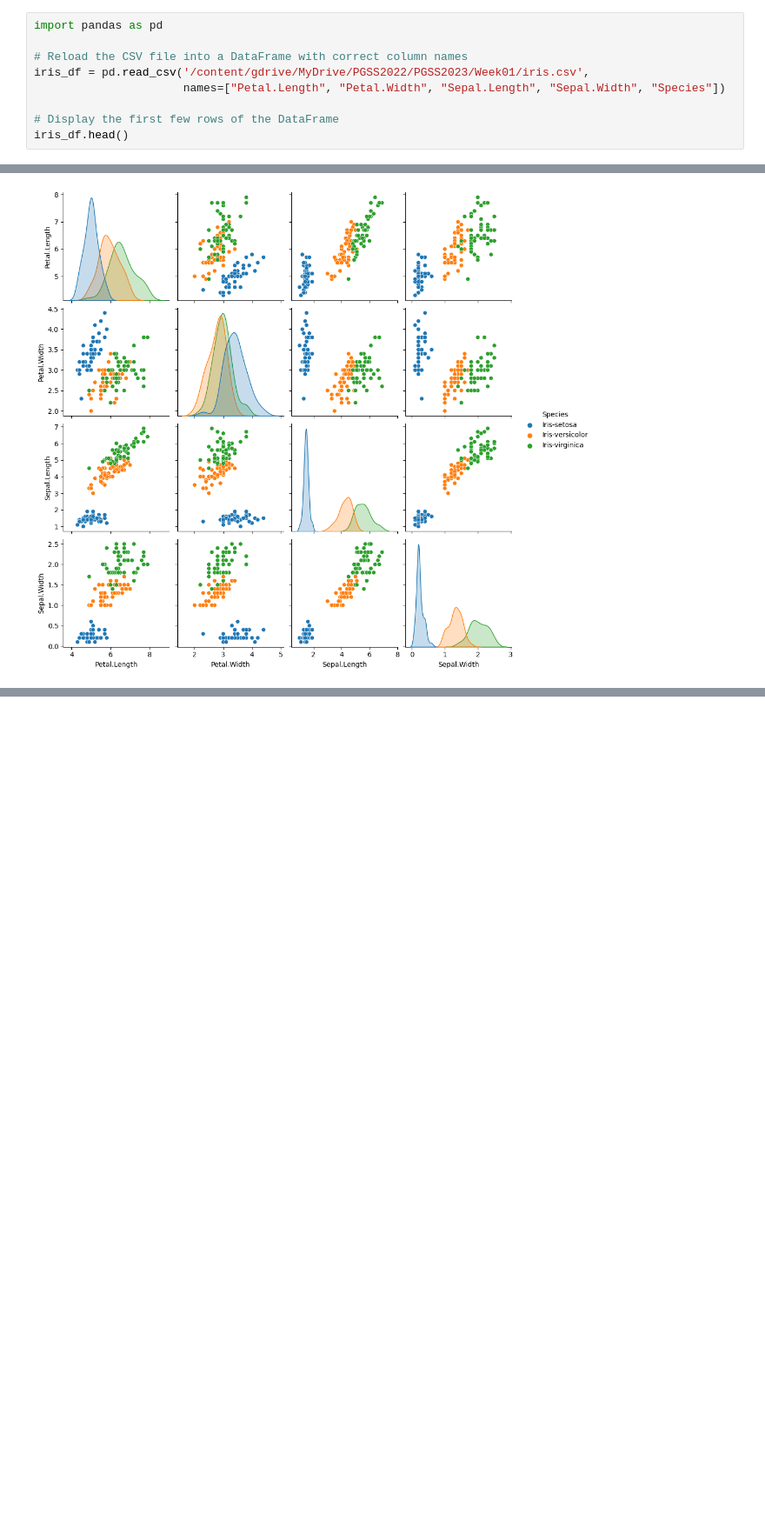
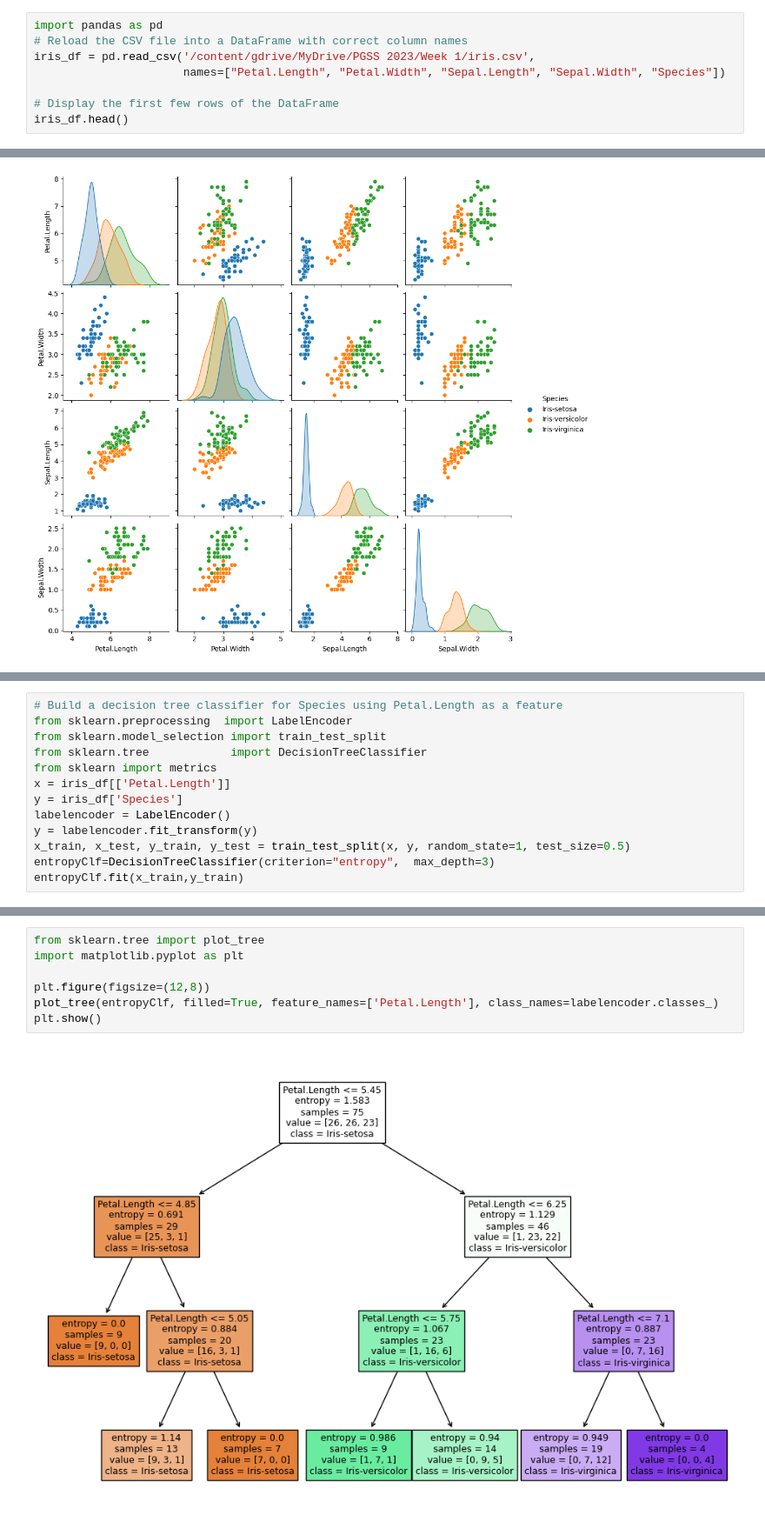
Before and after one commit to DPnimo11/CMU-PGSS-2023-Lab, a Jupyter notebook: Week1/Darren_Wang_CodeInterpreter_ChatGPT_IRIS_Explore.ipynb, the cells around one changed output, grey strips where cells are left out. Shown: that part at 87% size. Cells and saved outputs as stored; diff of their text form; blank space fills up the shorter version.

Commit message:
update week 1

```diff
--- a/Week1/CodeInterpreter_ChatGPT_IRIS_Explore.ipynb
+++ b/Week1/Darren_Wang_CodeInterpreter_ChatGPT_IRIS_Explore.ipynb
@@ -7,9 +7,8 @@ drive.mount('/content/gdrive')
 Mounted at /content/gdrive
 # %%
 import pandas as pd
-
 # Reload the CSV file into a DataFrame with correct column names
-iris_df = pd.read_csv('/content/gdrive/MyDrive/PGSS2022/PGSS2023/Week01/iris.csv',
+iris_df = pd.read_csv('/content/gdrive/MyDrive/PGSS 2023/Week 1/iris.csv',
                       names=["Petal.Length", "Petal.Width", "Sepal.Length", "Sepal.Width", "Species"])
 
 # Display the first few rows of the DataFrame
@@ -61,0 +130,13 @@ plt.show()
+# %%
+# Build a decision tree classifier for Species using Petal.Length as a feature
+from sklearn.preprocessing  import LabelEncoder
+from sklearn.model_selection import train_test_split
+from sklearn.tree            import DecisionTreeClassifier
+from sklearn import metrics
+x = iris_df[['Petal.Length']]
+y = iris_df['Species']
+labelencoder = LabelEncoder()
+y = labelencoder.fit_transform(y)
+x_train, x_test, y_train, y_test = train_test_split(x, y, random_state=1, test_size=0.5)
+entropyClf=DecisionTreeClassifier(criterion="entropy",  max_depth=3)
+entropyClf.fit(x_train,y_train)
@@ -61,0 +151,9 @@ plt.show()
+# %%
+from sklearn.tree import plot_tree
+import matplotlib.pyplot as plt
+
+plt.figure(figsize=(12,8))
+plot_tree(entropyClf, filled=True, feature_names=['Petal.Length'], class_names=labelencoder.classes_)
+plt.show()
+# %% [output]
+[figure, added]
```
Also changed, not shown: parts of 15 cells of this notebook.
